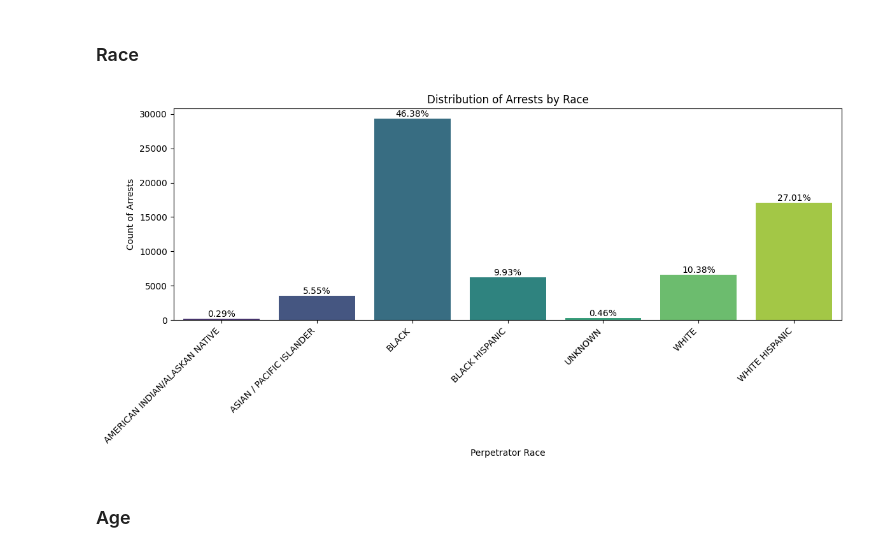
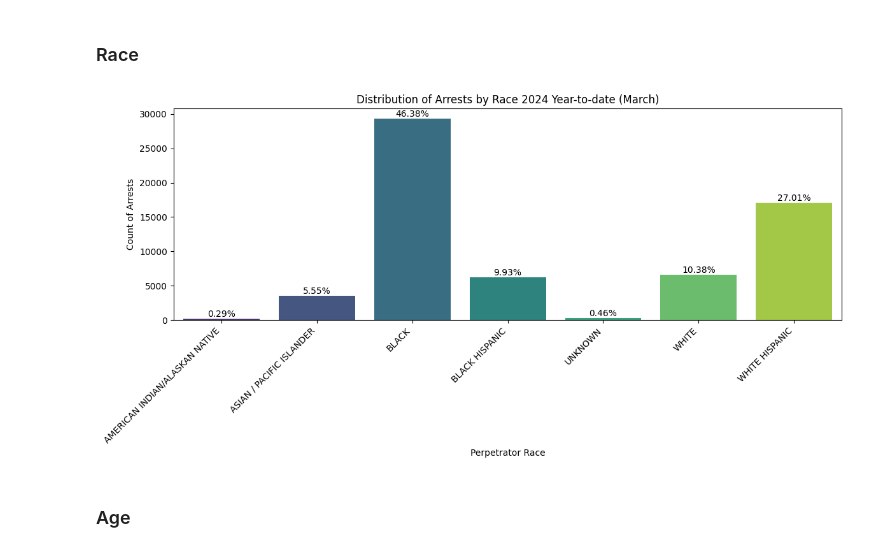
Before and after one commit to CarlosGG18/NYPD-Arrest-Analysis, a Jupyter notebook: 2024_YTD_EDA.ipynb, the cells around one changed output. Saved outputs shown, nothing was run; the diff lists cells and outputs as text; code cells hidden in the pictures.

```diff
--- a/2024_YTD_EDA.ipynb
+++ b/2024_YTD_EDA.ipynb
@@ -458,26 +458,26 @@ plt.show()
 # %%
 plt.figure(figsize=(12, 6))
 ax = sns.countplot(data=ytd_df, x='PERP_RACE', palette='viridis')
 total_arrests = len(ytd_df)
 
 def add_annotations(ax, total_count):
     for p in ax.patches:
         height = p.get_height()
         percentage = (height / total_count) * 100
         ax.annotate(f'{percentage:.2f}%',
                     (p.get_x() + p.get_width() / 2., height),
                     ha='center', va='center', fontsize=10, color='black',
                     xytext=(0, 5), textcoords='offset points')
 
 add_annotations(ax, total_arrests)
-plt.title('Distribution of Arrests by Race')
+plt.title('Distribution of Arrests by Race 2024 Year-to-date (March)')
 plt.xlabel('Perpetrator Race')
 plt.ylabel('Count of Arrests')
 plt.xticks(rotation=45, ha='right')
 plt.tight_layout()
 plt.show()
 # %% [output]
-[figure, old version]
+[figure, new version]
 # %% [markdown]
 ### Age
 # %%
```
Also changed, not shown: 1 other file.
